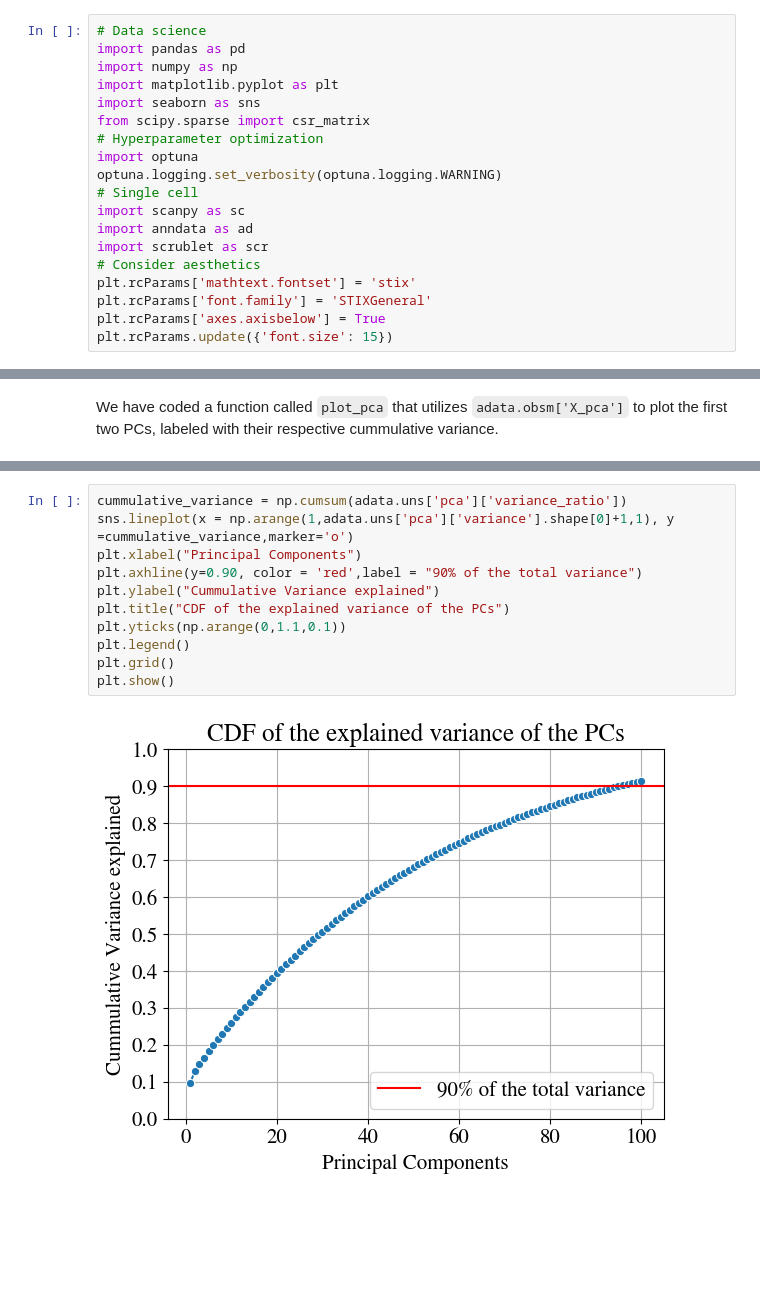
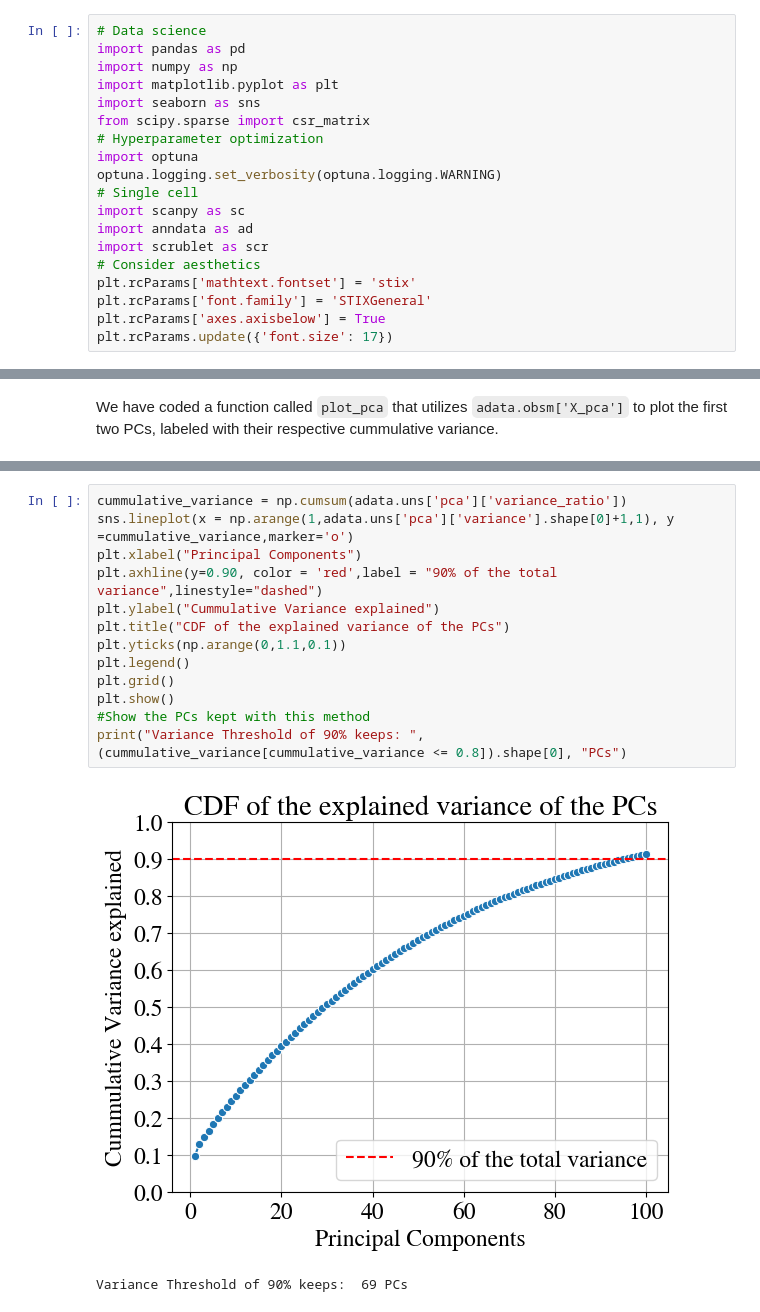
Before and after one commit to KyriakosPsa/scGmix-ML-pipeline, a Jupyter notebook: preprocessing.ipynb, the cells around one changed output, grey strips where cells are left out. Cells and saved outputs as stored; diff of their text form; blank space fills up the shorter version.

```diff
--- a/preprocessing.ipynb
+++ b/preprocessing.ipynb
@@ -18,7 +18,7 @@ import scrublet as scr
 plt.rcParams['mathtext.fontset'] = 'stix'
 plt.rcParams['font.family'] = 'STIXGeneral'
 plt.rcParams['axes.axisbelow'] = True
-plt.rcParams.update({'font.size': 15})
+plt.rcParams.update({'font.size': 17})
 # %% [markdown]
 # **Why scanpy?**
 # %% [markdown]
@@ -259,13 +258,16 @@ Based on this criterion we should pick around 100 components.
 # %%
 cummulative_variance = np.cumsum(adata.uns['pca']['variance_ratio'])
 sns.lineplot(x = np.arange(1,adata.uns['pca']['variance'].shape[0]+1,1), y =cummulative_variance,marker='o')
 plt.xlabel("Principal Components")
-plt.axhline(y=0.90, color = 'red',label = "90% of the total variance")
+plt.axhline(y=0.90, color = 'red',label = "90% of the total variance",linestyle="dashed")
 plt.ylabel("Cummulative Variance explained")
 plt.title("CDF of the explained variance of the PCs")
 plt.yticks(np.arange(0,1.1,0.1))
 plt.legend()
 plt.grid()
 plt.show()
+#Show the PCs kept with this method
+print("Variance Threshold of 90% keeps: ",(cummulative_variance[cummulative_variance <= 0.8]).shape[0], "PCs")
 # %% [output]
-[figure, old version]
+[figure, new version]
+Variance Threshold of 90% keeps:  69 PCs
```
Also changed, not shown: parts of 10 cells of this notebook, 1 other file.
